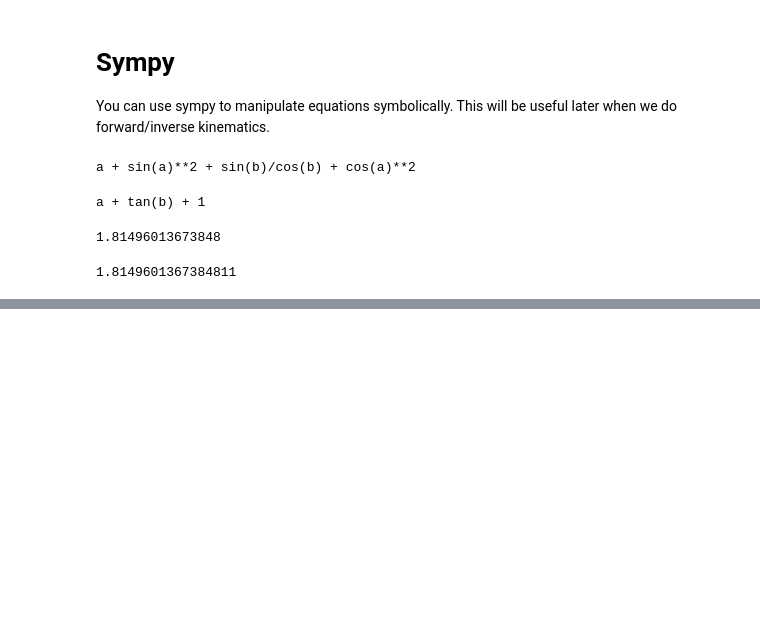
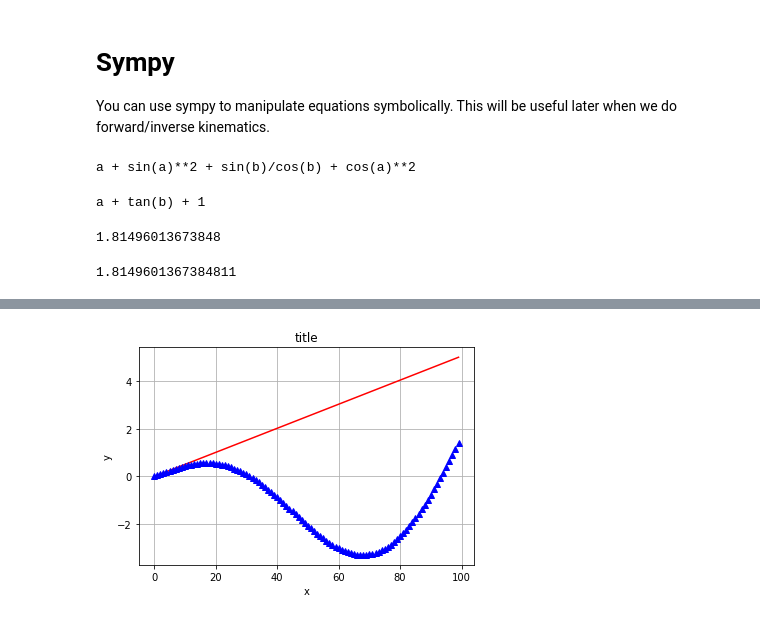
Before and after one commit to MarsUniversity/ece387-robotics, a Jupyter notebook: website/block_1_basics/lsn5/lsn5.ipynb, the cells around one changed output, grey strips where cells are left out. Drawn from its saved outputs; the diff is of its cells as text; code cells hidden in the pictures; blank space fills up the shorter version.

```diff
--- a/website/block_1_basics/lsn5/lsn5.ipynb
+++ b/website/block_1_basics/lsn5/lsn5.ipynb
@@ -275,0 +294,17 @@ import math
+# %%
+from math import cos
+
+# Prepare the data
+x = np.linspace(0, 5, 100)  # linspace(start, stop, how_many)
+y = [n*cos(n) for n in x]
+
+# similar to matlab
+plt.plot(x, 'r-', y, 'b^')  # if you only put 1 array, plot assumes it is the y-axis
+
+# make it look nice
+plt.grid(True)
+plt.title('title')
+plt.ylabel('y')
+plt.xlabel('x');
+# %% [output]
+[figure, added]
```
Also changed, not shown: parts of 8 cells of this notebook, 7 other files.
